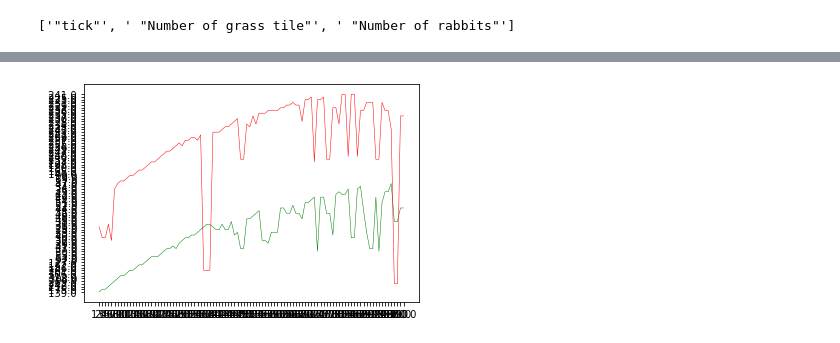
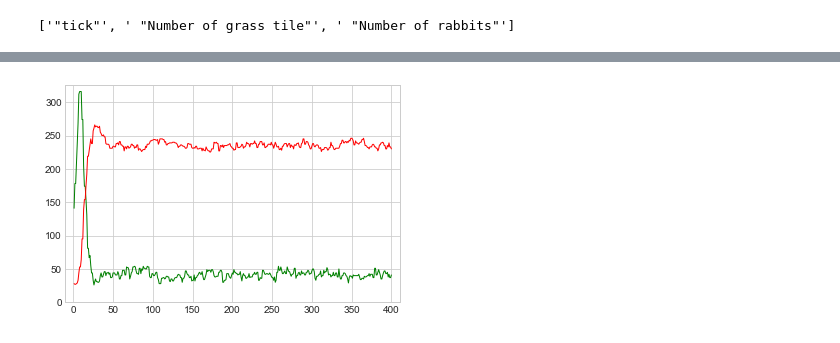
Before and after one commit to RenardDesNeiges/CS-430_1_Rabbits, a Jupyter notebook: report/plots/plot_notebook.ipynb, the cells around one changed output, grey strips where cells are left out. Cells and saved outputs as stored; diff of their text form; code cells hidden in the pictures.

Commit message:
Figured out how to do nice plots, having fun with it

```diff
--- a/report/plots/plot_notebook.ipynb
+++ b/report/plots/plot_notebook.ipynb
@@ -33,2 +35,29 @@ def parseCSV(address):
 
             return (np.array(tick),np.array(grassTiles),np.array(rabbits))
+# %%
+# Plotting Routine
+
+def plotPop(ticks,grass,rabbits,length,name):
+
+    #defining the figure style
+    plt.style.use('seaborn-whitegrid')
+
+    #initialize the plot object
+    fig = plt.figure()
+    ax = plt.axes()
+
+    #setting the axis limits
+    plt.xlim(-10, ticks[length]+10)
+    plt.ylim(0, max([max(grass[0:length]),max(rabbits[0:length])])+10);
+
+    #plotting the grass
+    x = ticks[0:length]
+    y = grass[0:length]
+    ax.plot(x, y,color="green", linewidth=1.0)
+
+    #plotting the rabbits
+    x = ticks[0:length]
+    y = rabbits[0:length]
+    ax.plot(x,y,color="red", linewidth=1.0)
+
+    plt.savefig(name+".png",dpi=300)
@@ -46,12 +79,3 @@ def parseCSV(address):
 (ticks_1,grass_1,rabbits_1) = parseCSV('simRun_1.txt')
 # %% [output]
 ['"tick"', ' "Number of grass tile"', ' "Number of rabbits"']
-# %%
-# plotting the number of grass tiles
-
-sns.set_theme(style="darkgrid")
-
-sns.lineplot(x=ticks_1,y=grass_1)
-
-#plt.plot(grass_1)
-#plt.plot(rabbits_1)
@@ -61,9 +82,5 @@ sns.lineplot(x=ticks_1,y=grass_1)
-# %%
-length = 100
-fig, ax = plt.subplots( nrows=1, ncols=1 )
-ax = plt.plot(ticks_1[0:length],grass_1[0:length],color='g',linewidth=0.5,)
-ax = plt.plot(ticks_1[0:length],rabbits_1[0:length],color='r',linewidth=0.5,)
-
-fig.savefig('figure.png', dpi=500)
-# %% [output]
-[figure, removed]
+# %%
+# plotting the reference simulation run
+plotPop(ticks_1,grass_1,rabbits_1,400,"sim1")
+# %% [output]
+[figure, added]
```
Also changed, not shown: parts of 15 cells of this notebook, 4 other files.
